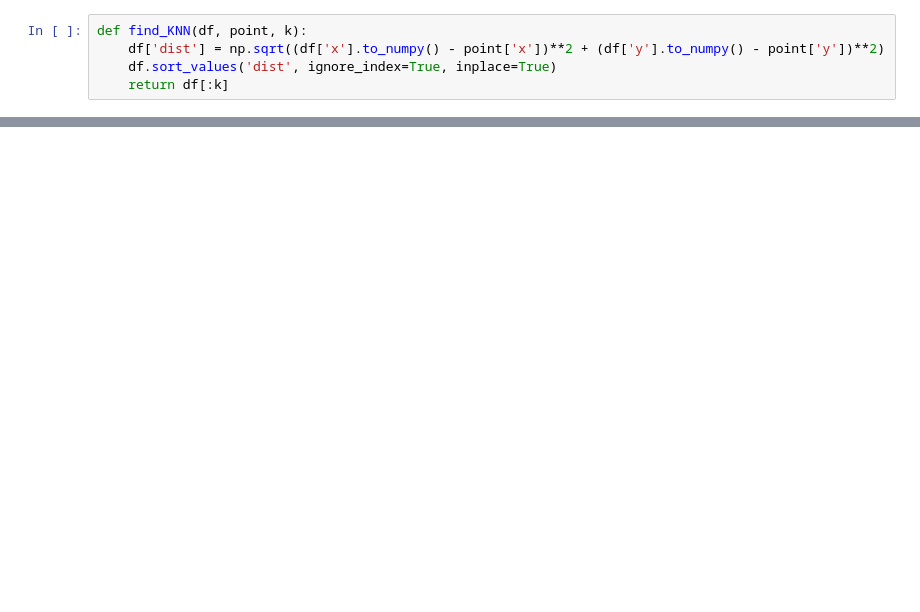
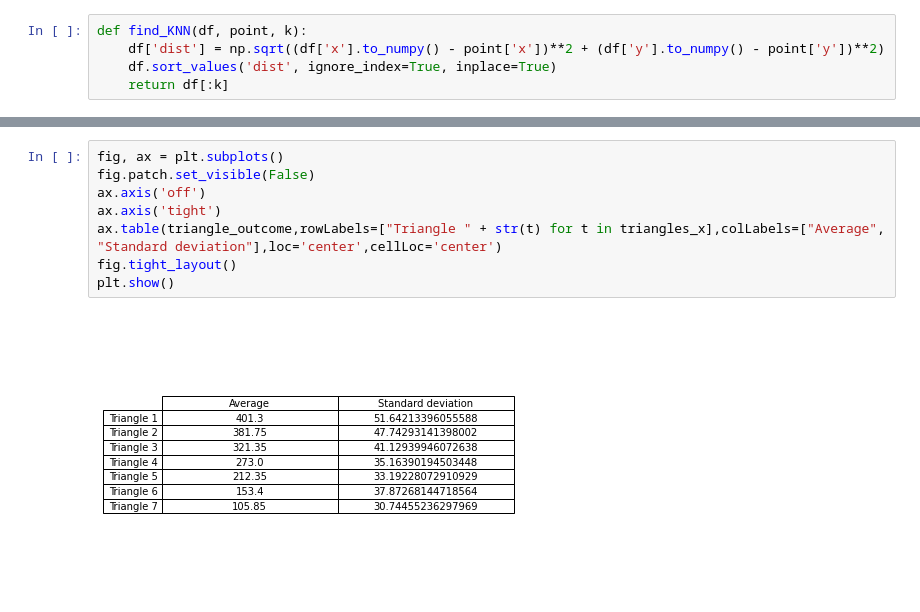
Before and after one commit to sohiyel/SCIP-3-5, a Jupyter notebook: Assignment3.ipynb, the cells around one changed output, grey strips where cells are left out. Saved outputs shown, nothing was run; the diff lists cells and outputs as text; blank space fills up the shorter version.

```diff
--- a/Assignment3.ipynb
+++ b/Assignment3.ipynb
@@ -88,0 +127,10 @@ print(nOfTrueColors/1000)
+# %%
+fig, ax = plt.subplots()
+fig.patch.set_visible(False)
+ax.axis('off')
+ax.axis('tight')
+ax.table(triangle_outcome,rowLabels=["Triangle " + str(t) for t in triangles_x],colLabels=["Average", "Standard deviation"],loc='center',cellLoc='center')
+fig.tight_layout()
+plt.show()
+# %% [output]
+[figure, added]
```
Also changed, not shown: parts of 8 cells of this notebook.
